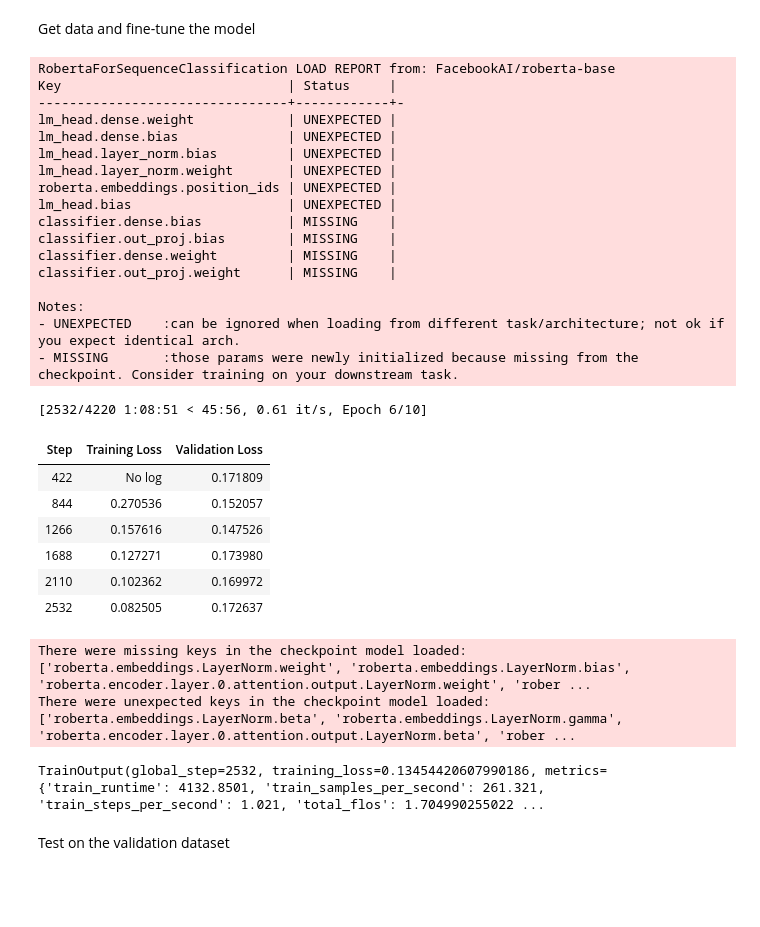
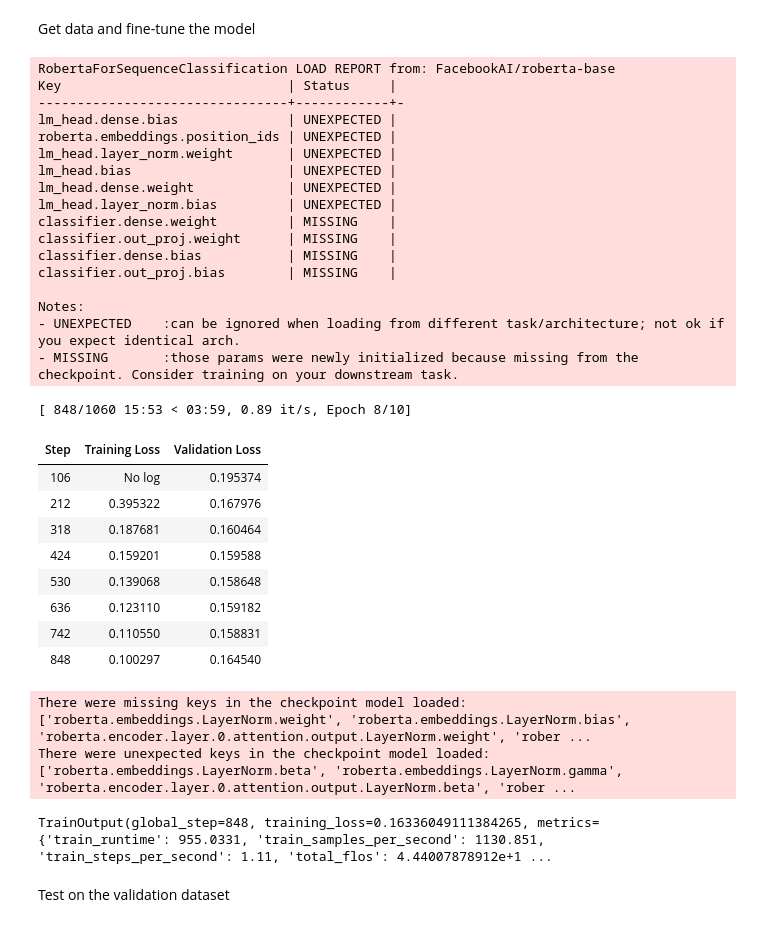
Before and after one commit to TeddyVDobreva/NLP_assignment3, a Jupyter notebook: notebook/NLP3.ipynb, the cells around one changed output. Drawn from its saved outputs; the diff is of its cells as text; code cells hidden in the pictures; blank space fills up the shorter version.

```diff
--- a/notebook/NLP3.ipynb
+++ b/notebook/NLP3.ipynb
@@ -168,7 +168,17 @@ def _tokenize_function(dataset: ds) -> BatchEncoding:
         : the tokenized samples
     """
     tokenizer = AutoTokenizer.from_pretrained("FacebookAI/roberta-base")
-    return tokenizer(dataset["text"], padding="max_length", truncation=True, seed=67)
+    return tokenizer(dataset["text"], padding="max_length",max_length=100, truncation=True, seed=67)
+
+def _plot_lens(data) -> None:
+    """Plot distribution of lengths in the training set"""
+    tokenized_data = data.map(_tokenize_function, batched=True)
+    lengths = [len(text['input_ids']) for text in tokenized_data]
+    plt.hist(lengths, bins=50)
+    plt.title("Distribution of tokenized text lengths in training set")
+    plt.xlabel("Length of tokenized text")
+    plt.ylabel("Frequency")
+    plt.show()
 
 
 def _mask(dataset: pd.DataFrame) -> pd.DataFrame:
@@ -209,7 +219,7 @@ def get_preprocessed_data(
         train_dataset, val_dataset, test_dataset = _get_smaller_datasets(raw)
     else:
         train_dataset, val_dataset, test_dataset = _get_datasets(raw)
-
+    # _plot_lens(train_dataset)
     tokenized_train = train_dataset.map(_tokenize_function, batched=True)
     tokenized_val = val_dataset.map(_tokenize_function, batched=True)
     tokenized_test = test_dataset.map(_tokenize_function, batched=True)
@@ -302,57 +312,59 @@ model = AutoModelForSequenceClassification.from_pretrained(model_name, num_label
 
 training_args = TrainingArguments(
     eval_strategy="steps",
-    eval_steps=422,
+    eval_steps=106,
     logging_strategy="epoch",
     learning_rate=2e-5,
-    per_device_train_batch_size=256,
-    per_device_eval_batch_size=256,
+    per_device_train_batch_size=1024,
+    per_device_eval_batch_size=1024,
     num_train_epochs=10,
     weight_decay=0.01,
     metric_for_best_model="eval_loss",
     load_best_model_at_end=True,
-    save_steps=422,
+    save_steps=106,
     seed=67,
 )
 
 trainer = Trainer(
     model=model,
     args=training_args,
     train_dataset=train_dataset,
     eval_dataset=val_dataset,
     callbacks=[EarlyStoppingCallback(early_stopping_patience=3)],
 )
 
 trainer.train()
 # %% [output]
 RobertaForSequenceClassification LOAD REPORT from: FacebookAI/roberta-base
 Key                             | Status     |
 --------------------------------+------------+-
+lm_head.dense.bias              | UNEXPECTED |
+roberta.embeddings.position_ids | UNEXPECTED |
+lm_head.layer_norm.weight       | UNEXPECTED |
+lm_head.bias                    | UNEXPECTED |
 lm_head.dense.weight            | UNEXPECTED |
-lm_head.dense.bias              | UNEXPECTED |
 lm_head.layer_norm.bias         | UNEXPECTED |
-lm_head.layer_norm.weight       | UNEXPECTED |
-roberta.embeddings.position_ids | UNEXPECTED |
-lm_head.bias                    | UNEXPECTED |
+classifier.dense.weight         | MISSING    |
+classifier.out_proj.weight      | MISSING    |
 classifier.dense.bias           | MISSING    |
 classifier.out_proj.bias        | MISSING    |
-classifier.dense.weight         | MISSING    |
-classifier.out_proj.weight      | MISSING    |
 
 Notes:
 - UNEXPECTED    :can be ignored when loading from different task/architecture; not ok if you expect identical arch.
 - MISSING       :those params were newly initialized because missing from the checkpoint. Consider training on your downstream task.
-[2532/4220 1:08:51 < 45:56, 0.61 it/s, Epoch 6/10]
+[ 848/1060 15:53 < 03:59, 0.89 it/s, Epoch 8/10]
 | Step | Training Loss | Validation Loss |
-| 422 | No log | 0.171809 |
-| 844 | 0.270536 | 0.152057 |
-| 1266 | 0.157616 | 0.147526 |
-| 1688 | 0.127271 | 0.173980 |
-| 2110 | 0.102362 | 0.169972 |
-| 2532 | 0.082505 | 0.172637 |
+| 106 | No log | 0.195374 |
+| 212 | 0.395322 | 0.167976 |
+| 318 | 0.187681 | 0.160464 |
+| 424 | 0.159201 | 0.159588 |
+| 530 | 0.139068 | 0.158648 |
+| 636 | 0.123110 | 0.159182 |
+| 742 | 0.110550 | 0.158831 |
+| 848 | 0.100297 | 0.164540 |
 There were missing keys in the checkpoint model loaded: ['roberta.embeddings.LayerNorm.weight', 'roberta.embeddings.LayerNorm.bias', 'roberta.encoder.layer.0.attention.output.LayerNorm.weight', 'rober ...
 There were unexpected keys in the checkpoint model loaded: ['roberta.embeddings.LayerNorm.beta', 'roberta.embeddings.LayerNorm.gamma', 'roberta.encoder.layer.0.attention.output.LayerNorm.beta', 'rober ...
-TrainOutput(global_step=2532, training_loss=0.13454420607990186, metrics={'train_runtime': 4132.8501, 'train_samples_per_second': 261.321, 'train_steps_per_second': 1.021, 'total_flos': 1.704990255022 ...
+TrainOutput(global_step=848, training_loss=0.16336049111384265, metrics={'train_runtime': 955.0331, 'train_samples_per_second': 1130.851, 'train_steps_per_second': 1.11, 'total_flos': 4.44007878912e+1 ...
 # %% [markdown]
 Test on the validation dataset
 # %%
```
Also changed, not shown: parts of 4 cells of this notebook, 2 other files.
